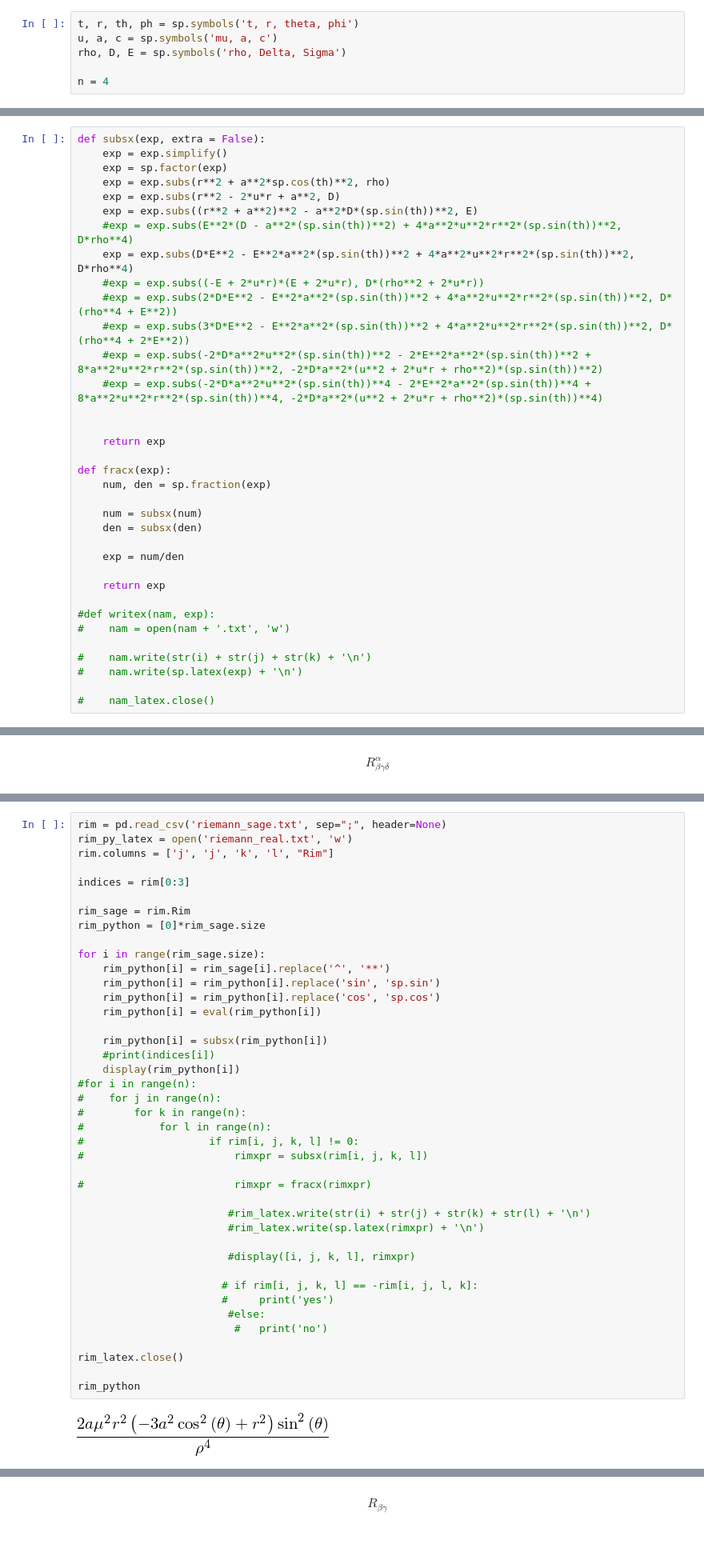
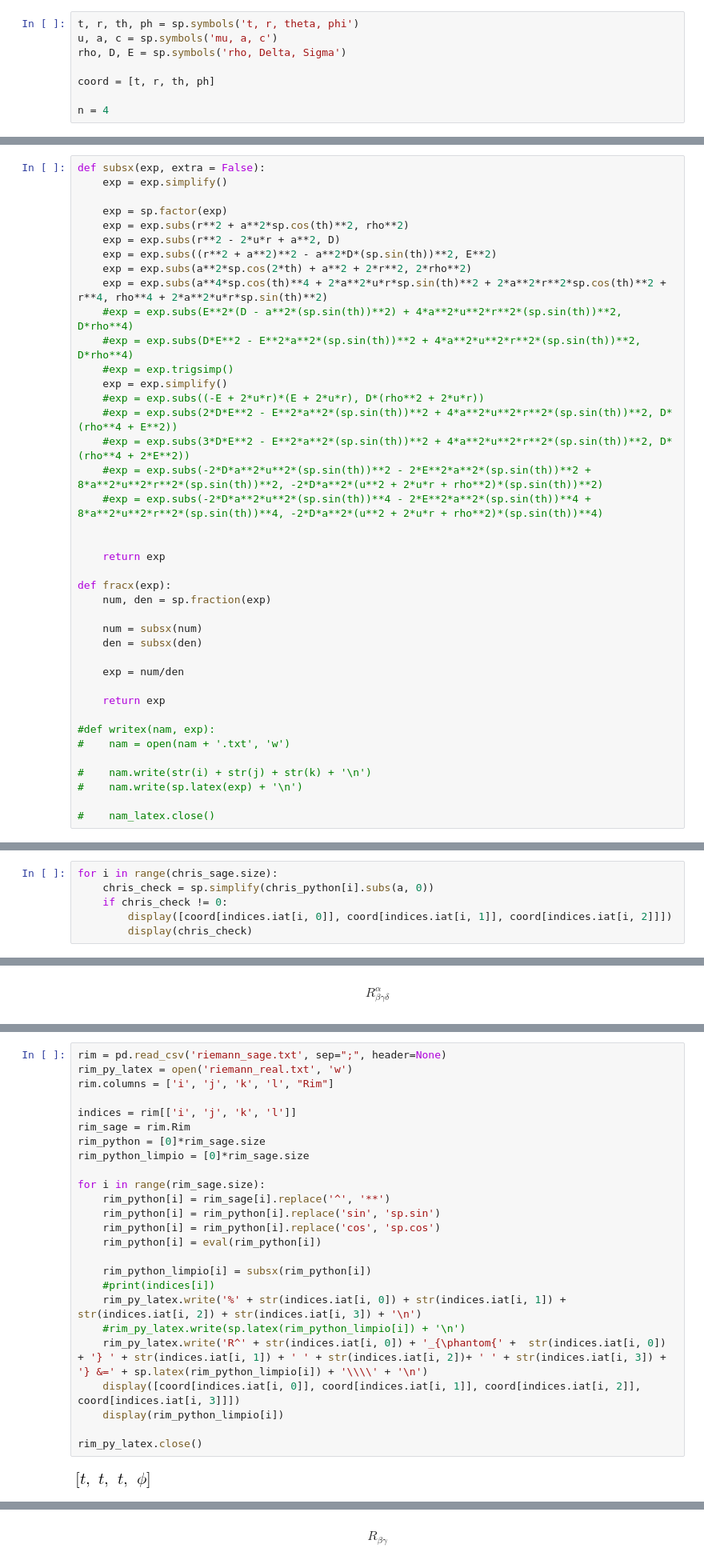
Before and after one commit to ER-Franco/TOPICOS_II, a Jupyter notebook: kerr_real.ipynb, the cells around one changed output, grey strips where cells are left out. Shown at 80% size. Drawn from its saved outputs; the diff is of its cells as text; blank space fills up the shorter version.

```diff
--- a/kerr_real.ipynb
+++ b/kerr_real.ipynb
@@ -8,6 +8,8 @@ t, r, th, ph = sp.symbols('t, r, theta, phi')
 u, a, c = sp.symbols('mu, a, c')
 rho, D, E = sp.symbols('rho, Delta, Sigma')
 
+coord = [t, r, th, ph]
+
 n = 4
 # %% [markdown]
 # Métrica
@@ -38,12 +38,17 @@ $$
 # %%
 def subsx(exp, extra = False):
     exp = exp.simplify()
+
     exp = sp.factor(exp)
-    exp = exp.subs(r**2 + a**2*sp.cos(th)**2, rho)
+    exp = exp.subs(r**2 + a**2*sp.cos(th)**2, rho**2)
     exp = exp.subs(r**2 - 2*u*r + a**2, D)
-    exp = exp.subs((r**2 + a**2)**2 - a**2*D*(sp.sin(th))**2, E)
+    exp = exp.subs((r**2 + a**2)**2 - a**2*D*(sp.sin(th))**2, E**2)
+    exp = exp.subs(a**2*sp.cos(2*th) + a**2 + 2*r**2, 2*rho**2)
+    exp = exp.subs(a**4*sp.cos(th)**4 + 2*a**2*u*r*sp.sin(th)**2 + 2*a**2*r**2*sp.cos(th)**2 + r**4, rho**4 + 2*a**2*u*r*sp.sin(th)**2)
     #exp = exp.subs(E**2*(D - a**2*(sp.sin(th))**2) + 4*a**2*u**2*r**2*(sp.sin(th))**2, D*rho**4)
-    exp = exp.subs(D*E**2 - E**2*a**2*(sp.sin(th))**2 + 4*a**2*u**2*r**2*(sp.sin(th))**2, D*rho**4)
+    #exp = exp.subs(D*E**2 - E**2*a**2*(sp.sin(th))**2 + 4*a**2*u**2*r**2*(sp.sin(th))**2, D*rho**4)
+    #exp = exp.trigsimp()
+    exp = exp.simplify()
     #exp = exp.subs((-E + 2*u*r)*(E + 2*u*r), D*(rho**2 + 2*u*r))
     #exp = exp.subs(2*D*E**2 - E**2*a**2*(sp.sin(th))**2 + 4*a**2*u**2*r**2*(sp.sin(th))**2, D*(rho**4 + E**2))
     #exp = exp.subs(3*D*E**2 - E**2*a**2*(sp.sin(th))**2 + 4*a**2*u**2*r**2*(sp.sin(th))**2, D*(rho**4 + 2*E**2))
@@ -107,0 +134,6 @@ for i in chr_latex:
+# %%
+for i in range(chris_sage.size):
+    chris_check = sp.simplify(chris_python[i].subs(a, 0))
+    if chris_check != 0:
+        display([coord[indices.iat[i, 0]], coord[indices.iat[i, 1]], coord[indices.iat[i, 2]]])
+        display(chris_check)
@@ -116,43 +160,27 @@ rim = gr.RiemannCurvatureTensor.from_metric(metric_gr)
 # %%
 rim = pd.read_csv('riemann_sage.txt', sep=";", header=None)
 rim_py_latex = open('riemann_real.txt', 'w')
-rim.columns = ['j', 'j', 'k', 'l', "Rim"]
+rim.columns = ['i', 'j', 'k', 'l', "Rim"]
 
-indices = rim[0:3]
-
+indices = rim[['i', 'j', 'k', 'l']]
 rim_sage = rim.Rim
 rim_python = [0]*rim_sage.size
+rim_python_limpio = [0]*rim_sage.size
 
 for i in range(rim_sage.size):
     rim_python[i] = rim_sage[i].replace('^', '**')
     rim_python[i] = rim_python[i].replace('sin', 'sp.sin')
     rim_python[i] = rim_python[i].replace('cos', 'sp.cos')
     rim_python[i] = eval(rim_python[i])
 
-    rim_python[i] = subsx(rim_python[i])
+    rim_python_limpio[i] = subsx(rim_python[i])
     #print(indices[i])
-    display(rim_python[i])
-#for i in range(n):
-#    for j in range(n):
-#        for k in range(n):
-#            for l in range(n):
-#                    if rim[i, j, k, l] != 0:
-#                        rimxpr = subsx(rim[i, j, k, l])
+    rim_py_latex.write('%' + str(indices.iat[i, 0]) + str(indices.iat[i, 1]) + str(indices.iat[i, 2]) + str(indices.iat[i, 3]) + '\n')
+    #rim_py_latex.write(sp.latex(rim_python_limpio[i]) + '\n')
+    rim_py_latex.write('R^' + str(indices.iat[i, 0]) + '_{\phantom{' +  str(indices.iat[i, 0]) + '} ' + str(indices.iat[i, 1]) + ' ' + str(indices.iat[i, 2])+ ' ' + str(indices.iat[i, 3]) + '} &=' + sp.latex(rim_python_limpio[i]) + '\\\\' + '\n')
+    display([coord[indices.iat[i, 0]], coord[indices.iat[i, 1]], coord[indices.iat[i, 2]], coord[indices.iat[i, 3]]])
+    display(rim_python_limpio[i])
 
-#                        rimxpr = fracx(rimxpr)
-
-                        #rim_latex.write(str(i) + str(j) + str(k) + str(l) + '\n')
-                        #rim_latex.write(sp.latex(rimxpr) + '\n')
-
-                        #display([i, j, k, l], rimxpr)
-
-                       # if rim[i, j, k, l] == -rim[i, j, l, k]:
-                       #     print('yes')
-                        #else:
-                         #   print('no')
-
-rim_latex.close()
-
-rim_python
+rim_py_latex.close()
 # %% [output]
-[figure, old version]
+[figure, new version]
```
Also changed, not shown: parts of 8 cells of this notebook, 25 other files.
